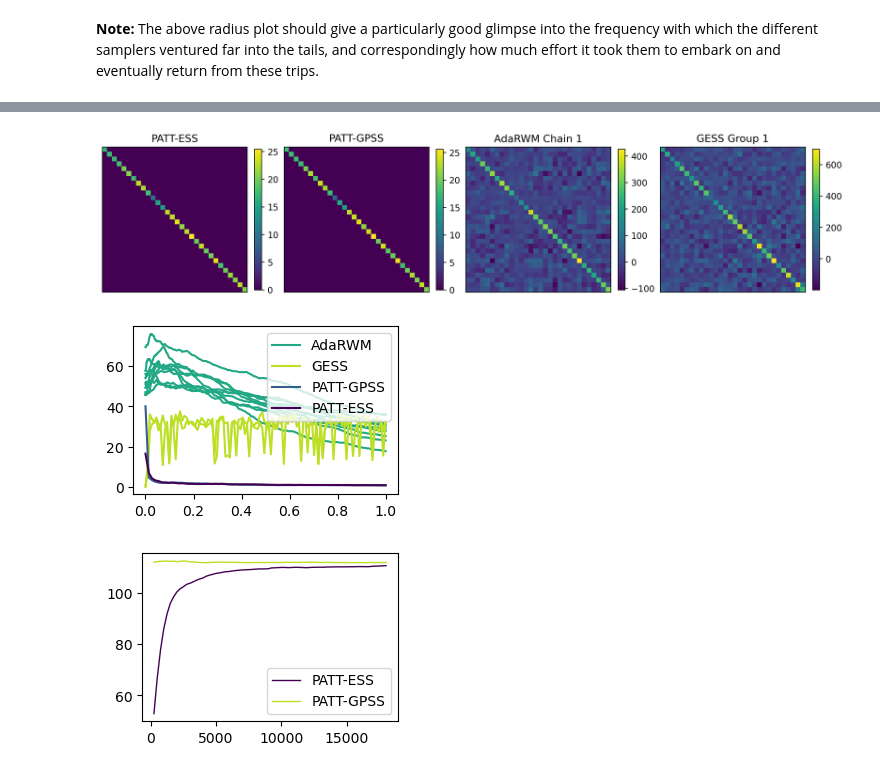
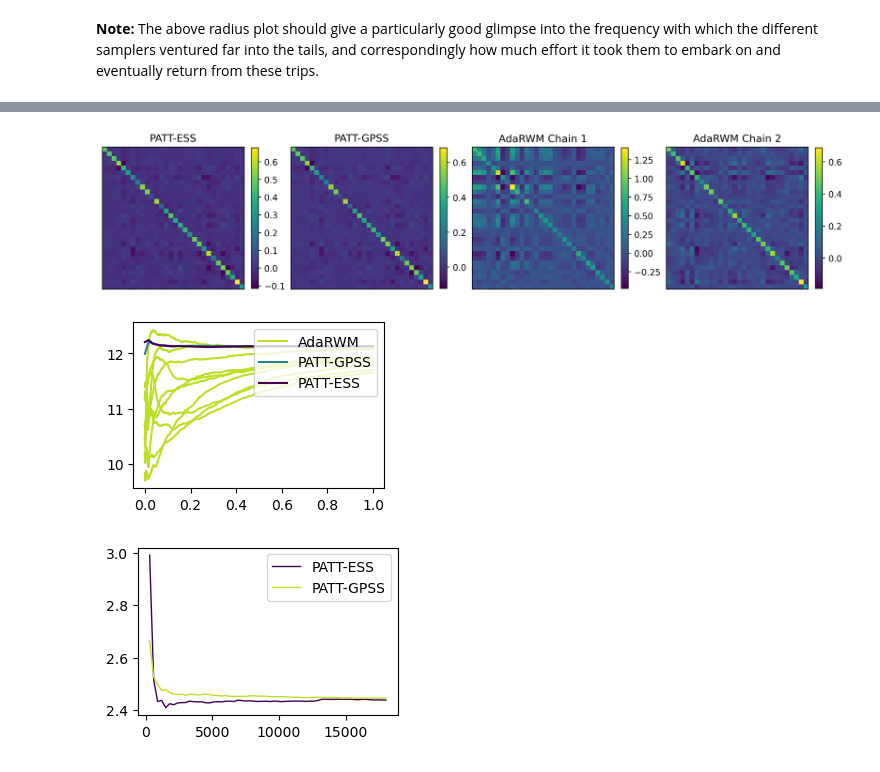
Before and after one commit to microscopic-image-analysis/patt_mcmc, a Jupyter notebook: code/Bayesian_hyperparameter_inference_for_GP_regression_census_data.ipynb, the cells around one changed output, grey strips where cells are left out. Cells and saved outputs as stored; diff of their text form; code cells hidden in the pictures.

```diff
--- a/code/Bayesian_hyperparameter_inference_for_GP_regression_census_data.ipynb
+++ b/code/Bayesian_hyperparameter_inference_for_GP_regression_census_data.ipynb
@@ -216,7 +270,8 @@ ret_dic = patt_ess(
     n_burn_ess,
     n_its_ess,
     x_0s,
-    cov_mode='var',
+    cen_mode='mean',
+    cov_mode='cov',
 )
 # %% [output]
 Checking validity of given arguments...
@@ -227,10 +282,11 @@ Preparing for ATT sampling...
 Starting ATT sampling...
 Assembling output...
 # %%
-samples_ess = np.concatenate([ret_dic['burn-in'], ret_dic['samples'][1:]], axis=0)
-tde_ess = np.concatenate([ret_dic['tde_cnts_burn'], ret_dic['tde_cnts'][1:]], axis=0)
+samples_ess = np.vstack([ret_dic['burn-in'], ret_dic['samples'][1:]])
+tde_ess = np.vstack([ret_dic['tde_cnts_burn'], ret_dic['tde_cnts'][1:]])
+times_ess = np.vstack([ret_dic['runtimes_burn'], ret_dic['runtimes'][1:]])
 means_ess = ret_dic['means']
-stds_ess = ret_dic['std_devs']
+covs_ess = ret_dic['covs']
 schedule_ess = ret_dic['schedule']
 # %% [markdown]
 #### PATT Gibbsian Polar Slice Sampling
@@ -246,7 +302,8 @@ ret_dic = patt_gpss(
     n_burn_gpss,
     n_its_gpss,
     x_0s,
-    cov_mode='var',
+    cen_mode='mean',
+    cov_mode='cov',
     w_burn=w_burn,
     w_att=w_att,
 )
@@ -259,8 +316,9 @@ Preparing for ATT sampling...
 Starting ATT sampling...
 Assembling output...
 # %%
-samples_gpss = np.concatenate([ret_dic['burn-in'], ret_dic['samples'][1:]], axis=0)
-tde_gpss = np.concatenate([ret_dic['tde_cnts_burn'], ret_dic['tde_cnts'][1:]], axis=0)
+samples_gpss = np.vstack([ret_dic['burn-in'], ret_dic['samples'][1:]])
+tde_gpss = np.vstack([ret_dic['tde_cnts_burn'], ret_dic['tde_cnts'][1:]])
+times_gpss = np.vstack([ret_dic['runtimes_burn'], ret_dic['runtimes'][1:]])
 means_gpss = ret_dic['means']
-stds_gpss = ret_dic['std_devs']
+covs_gpss = ret_dic['covs']
 schedule_gpss = ret_dic['schedule']
@@ -429,38 +510,35 @@ Maximal AdaRWM acceptance rate: 0.095
 # %%
-titles = ["PATT-ESS", "PATT-GPSS", "AdaRWM Chain 1", "GESS Group 1"]
-covs = [np.diag(stds_ess[-1]), np.diag(stds_gpss[-1]), cov_rwm[0], scale_G1]
+titles = ["PATT-ESS", "PATT-GPSS", "AdaRWM Chain 1", "AdaRWM Chain 2"]
+covs = [covs_ess[-1], covs_gpss[-1], cov_rwm[0], cov_rwm[1]]
 path = path_prefix + "covs.png"
 pfs.plot_covs_row(covs, titles, filepath=path, shrink=0.775)
 # %% [output]
-[figure, old version]
+[figure, new version]
 # %%
 # plot progressions of the norm of each sampler's posterior mean approximation
 norms_ess = mcu.get_radii(means_ess)
 norms_gpss = mcu.get_radii(means_gpss)
 norms_rwm = mcu.get_radii(means_rwm)
-norms_gess = mcu.get_radii(centers_gess)
-colors = plt.cm.viridis(np.linspace(0, 0.9, 4))
+colors = plt.cm.viridis(np.linspace(0, 0.9, 3))
 pfs.initiate((3,2),100)
 plt.plot(np.linspace(0,1,n_its_rwm+1), norms_rwm[:,0], color=colors[2], label=snames[3])
 for i in range(1,n_chains):
     plt.plot(np.linspace(0,1,n_its_rwm+1), norms_rwm[:,i], color=colors[2])
-plt.plot(schedule_gess / schedule_gess[-1], norms_gess[:,0], color=colors[3], label=snames[4])
-plt.plot(schedule_gess / schedule_gess[-1], norms_gess[:,1], color=colors[3])
 plt.plot(schedule_gpss / schedule_gpss[-1], norms_gpss, color=colors[1], label=snames[1])
 plt.plot(schedule_ess / schedule_ess[-1], norms_ess, color=colors[0], label=snames[0])
 plt.legend(loc='upper right')
 pfs.wrapup()
 # %% [output]
-[figure, old version]
+[figure, new version]
 # %%
 # plot progressions of the norm of the PATT samplers' posterior coordinate variance approximations
-std_norms_ess = mcu.get_radii(stds_ess)
-std_norms_gpss = mcu.get_radii(stds_gpss)
+cov_norms_ess = mcu.get_radii(covs_ess.reshape(-1,d*d))
+cov_norms_gpss = mcu.get_radii(covs_gpss.reshape(-1,d*d))
 colors = plt.cm.viridis(np.linspace(0, 0.9, 2))
 pfs.initiate((3,2),100)
-plt.plot(schedule_ess[1:], std_norms_ess[1:], color=colors[0], linewidth=1)
-plt.plot(schedule_gpss[1:], std_norms_gpss[1:], color=colors[1], linewidth=1)
+plt.plot(schedule_ess[1:], cov_norms_ess[1:], color=colors[0], linewidth=1)
+plt.plot(schedule_gpss[1:], cov_norms_gpss[1:], color=colors[1], linewidth=1)
 plt.legend(snames[:2])
 pfs.wrapup()
 # %% [output]
-[figure, old version]
+[figure, new version]
```
Also changed, not shown: parts of 55 cells of this notebook, 59 other files.
